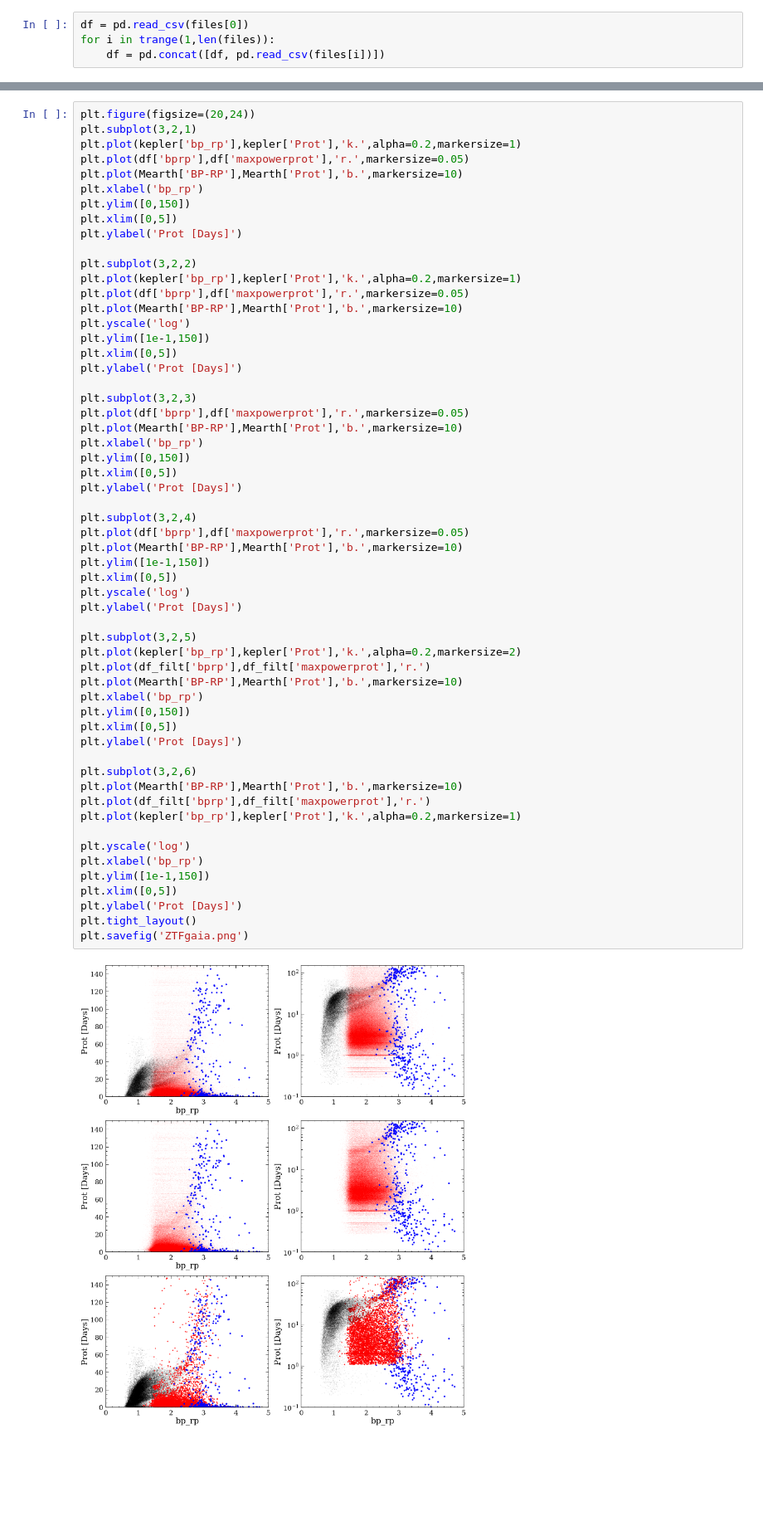
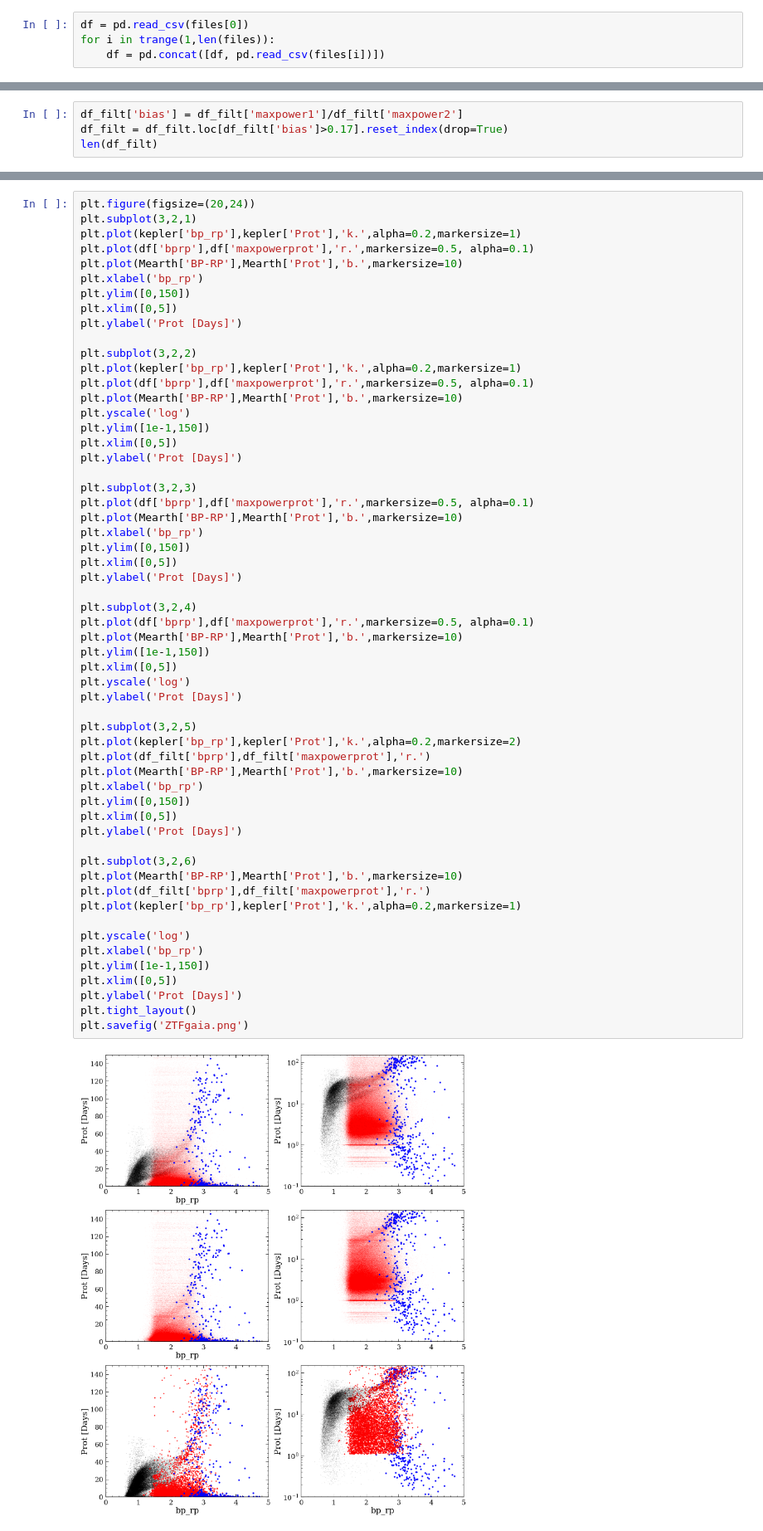
Before and after one commit to lyx12311/ztfProt, a Jupyter notebook: osg/ZTF_gaiaCross/CombineProt.ipynb, the cells around one changed output, grey strips where cells are left out. Shown at 83% size. Saved outputs shown, nothing was run; the diff lists cells and outputs as text; blank space fills up the shorter version.

```diff
--- a/osg/ZTF_gaiaCross/CombineProt.ipynb
+++ b/osg/ZTF_gaiaCross/CombineProt.ipynb
@@ -77,0 +84,4 @@ df_filt
+# %%
+df_filt['bias'] = df_filt['maxpower1']/df_filt['maxpower2']
+df_filt = df_filt.loc[df_filt['bias']>0.17].reset_index(drop=True)
+len(df_filt)
@@ -79,7 +91,7 @@ df_filt
 plt.figure(figsize=(20,24))
 plt.subplot(3,2,1)
 plt.plot(kepler['bp_rp'],kepler['Prot'],'k.',alpha=0.2,markersize=1)
-plt.plot(df['bprp'],df['maxpowerprot'],'r.',markersize=0.05)
+plt.plot(df['bprp'],df['maxpowerprot'],'r.',markersize=0.5, alpha=0.1)
 plt.plot(Mearth['BP-RP'],Mearth['Prot'],'b.',markersize=10)
 plt.xlabel('bp_rp')
 plt.ylim([0,150])
@@ -88,7 +100,7 @@ plt.ylabel('Prot [Days]')
 
 plt.subplot(3,2,2)
 plt.plot(kepler['bp_rp'],kepler['Prot'],'k.',alpha=0.2,markersize=1)
-plt.plot(df['bprp'],df['maxpowerprot'],'r.',markersize=0.05)
+plt.plot(df['bprp'],df['maxpowerprot'],'r.',markersize=0.5, alpha=0.1)
 plt.plot(Mearth['BP-RP'],Mearth['Prot'],'b.',markersize=10)
 plt.yscale('log')
 plt.ylim([1e-1,150])
@@ -96,7 +108,7 @@ plt.xlim([0,5])
 plt.ylabel('Prot [Days]')
 
 plt.subplot(3,2,3)
-plt.plot(df['bprp'],df['maxpowerprot'],'r.',markersize=0.05)
+plt.plot(df['bprp'],df['maxpowerprot'],'r.',markersize=0.5, alpha=0.1)
 plt.plot(Mearth['BP-RP'],Mearth['Prot'],'b.',markersize=10)
 plt.xlabel('bp_rp')
 plt.ylim([0,150])
@@ -104,34 +116,34 @@ plt.xlim([0,5])
 plt.ylabel('Prot [Days]')
 
 plt.subplot(3,2,4)
-plt.plot(df['bprp'],df['maxpowerprot'],'r.',markersize=0.05)
+plt.plot(df['bprp'],df['maxpowerprot'],'r.',markersize=0.5, alpha=0.1)
 plt.plot(Mearth['BP-RP'],Mearth['Prot'],'b.',markersize=10)
 plt.ylim([1e-1,150])
 plt.xlim([0,5])
 plt.yscale('log')
 plt.ylabel('Prot [Days]')
 
 plt.subplot(3,2,5)
 plt.plot(kepler['bp_rp'],kepler['Prot'],'k.',alpha=0.2,markersize=2)
 plt.plot(df_filt['bprp'],df_filt['maxpowerprot'],'r.')
 plt.plot(Mearth['BP-RP'],Mearth['Prot'],'b.',markersize=10)
 plt.xlabel('bp_rp')
 plt.ylim([0,150])
 plt.xlim([0,5])
 plt.ylabel('Prot [Days]')
 
 plt.subplot(3,2,6)
 plt.plot(Mearth['BP-RP'],Mearth['Prot'],'b.',markersize=10)
 plt.plot(df_filt['bprp'],df_filt['maxpowerprot'],'r.')
 plt.plot(kepler['bp_rp'],kepler['Prot'],'k.',alpha=0.2,markersize=1)
 
 plt.yscale('log')
 plt.xlabel('bp_rp')
 plt.ylim([1e-1,150])
 plt.xlim([0,5])
 plt.ylabel('Prot [Days]')
 plt.tight_layout()
 plt.savefig('ZTFgaia.png')
 # %% [output]
-[figure, old version]
+[figure, new version]
 # %%
```
Also changed, not shown: parts of 7 cells of this notebook.
